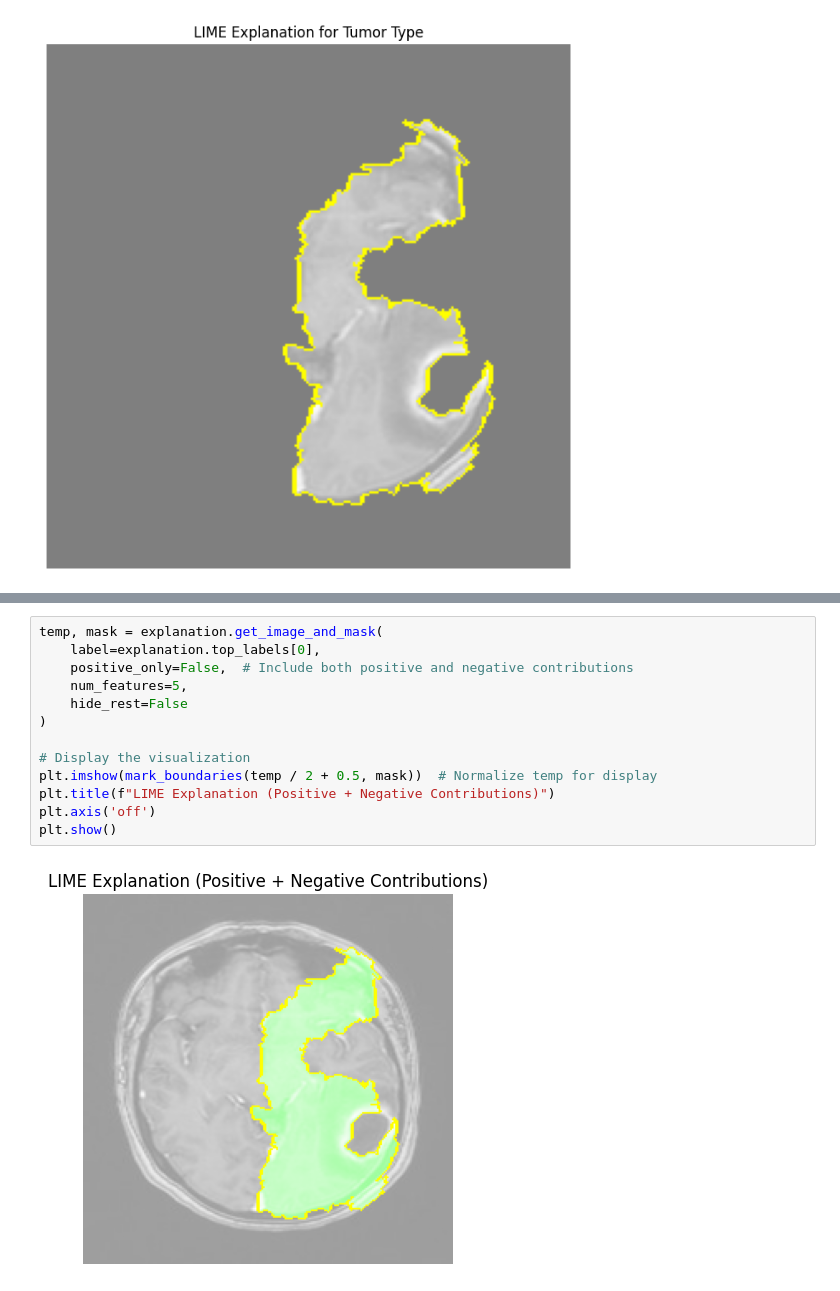
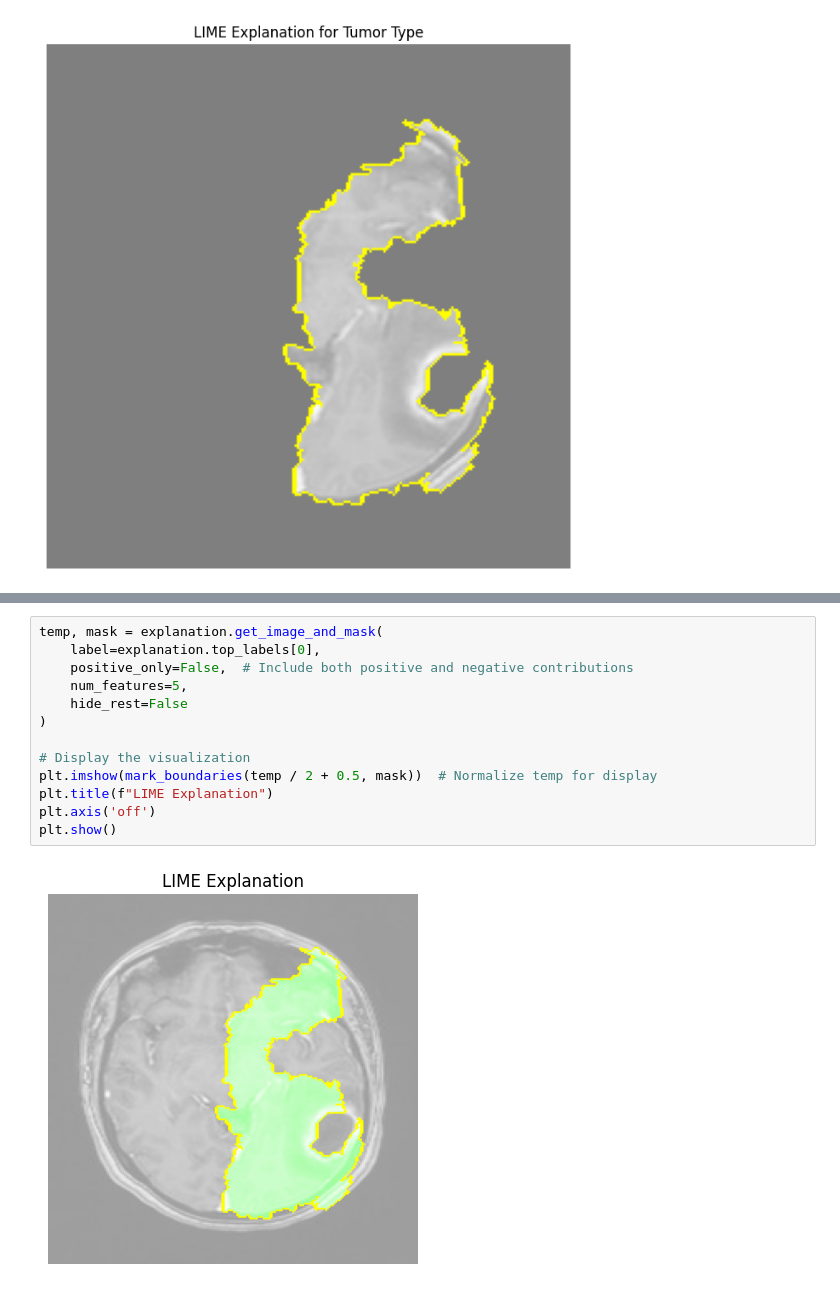
Before and after one commit to TharinsaMudalige/Neuron-Brain_Tumor_Detection_Classification_with_XAI, a Jupyter notebook: LIME_implementation.ipynb, the cells around one changed output, grey strips where cells are left out. Cells and saved outputs as stored; diff of their text form.

```diff
--- a/LIME_implementation.ipynb
+++ b/LIME_implementation.ipynb
@@ -148,15 +148,15 @@ plt.show()
 # %%
 temp, mask = explanation.get_image_and_mask(
     label=explanation.top_labels[0],
     positive_only=False,  # Include both positive and negative contributions
     num_features=5,
     hide_rest=False
 )
 
 # Display the visualization
 plt.imshow(mark_boundaries(temp / 2 + 0.5, mask))  # Normalize temp for display
-plt.title(f"LIME Explanation (Positive + Negative Contributions)")
+plt.title(f"LIME Explanation")
 plt.axis('off')
 plt.show()
 # %% [output]
-[figure, old version]
+[figure, new version]
```
Also changed, not shown: parts of 1 cell of this notebook.
